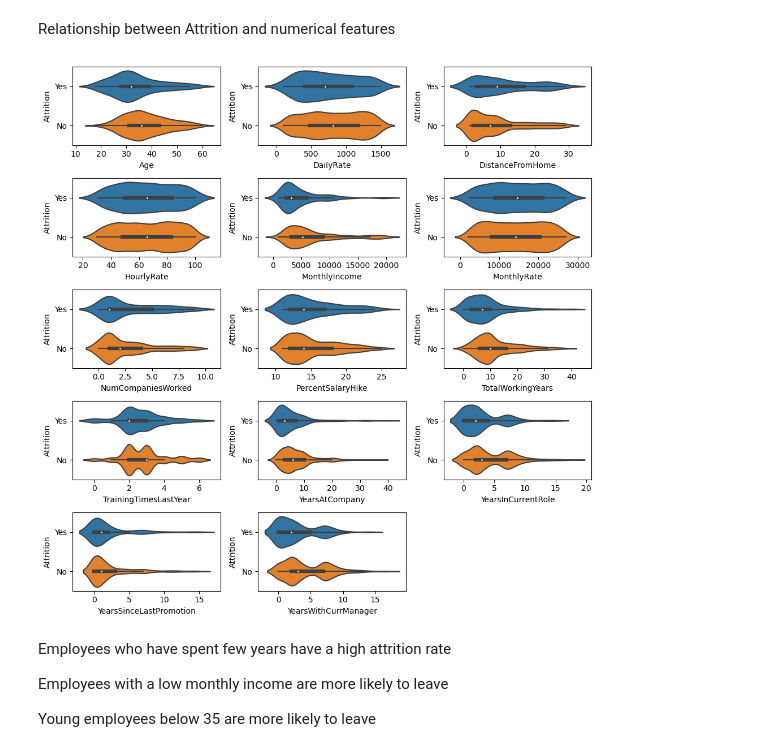
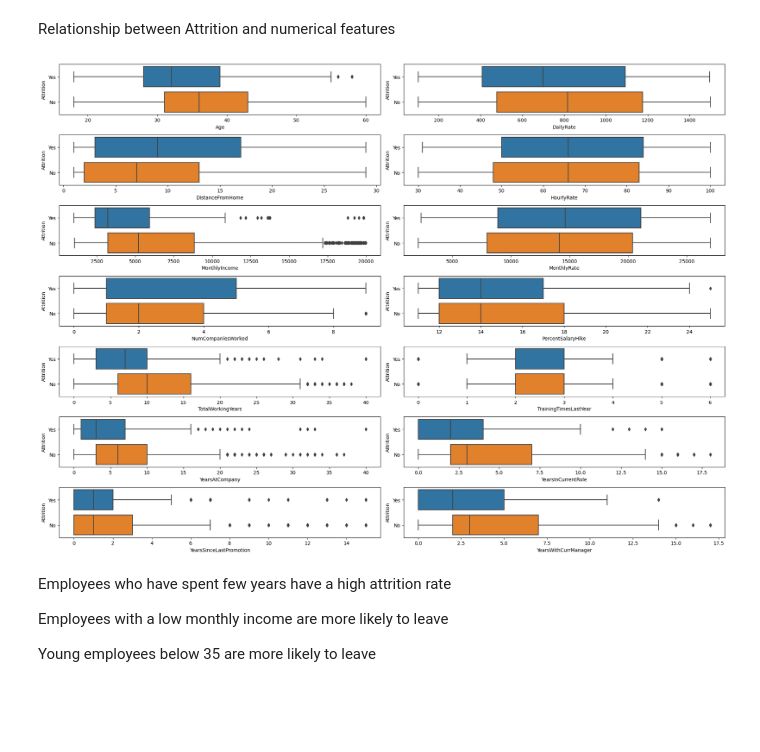
Before and after one commit to celestemiriams/ML, a Jupyter notebook: Employee_Attrition.ipynb, the cells around one changed output. Cells and saved outputs as stored; diff of their text form; code cells hidden in the pictures; blank space fills up the shorter version.

Commit message:
Updated attrition

```diff
--- a/Employee_Attrition.ipynb
+++ b/Employee_Attrition.ipynb
@@ -317,14 +321,14 @@ sns.relplot(x = 'TrainingTimesLastYear', y = 'YearsInCurrentRole', hue= 'Attriti
 # %% [markdown]
 Relationship between Attrition and numerical features
 # %%
-plt.figure(figsize=(10, 10))
+plt.figure(figsize=(20, 20))
 for i, column in enumerate(numerical_features, 1):
-    plt.subplot(5, 3, i)
-    sns.violinplot(data=df, x=column, y='Attrition')
+    plt.subplot(10, 2, i)
+    sns.boxplot(data=df, x=column, y='Attrition')
 plt.tight_layout()
 plt.show()
 # %% [output]
-[figure, old version]
+[figure, new version]
 # %% [markdown]
 Employees who have spent few years have a high attrition rate
 
```
Also changed, not shown: parts of 3 cells of this notebook.
